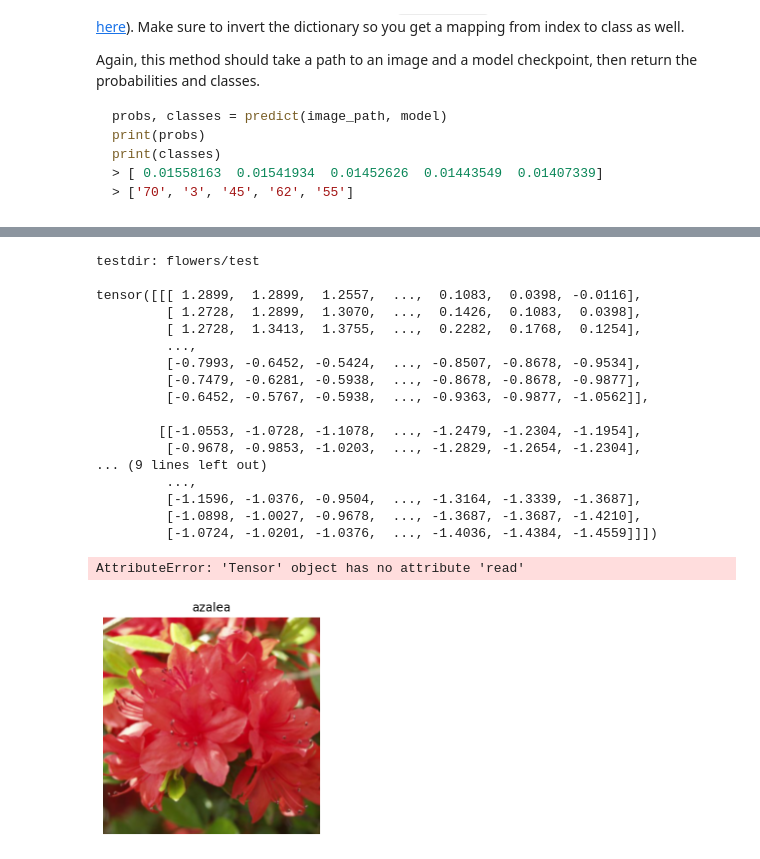
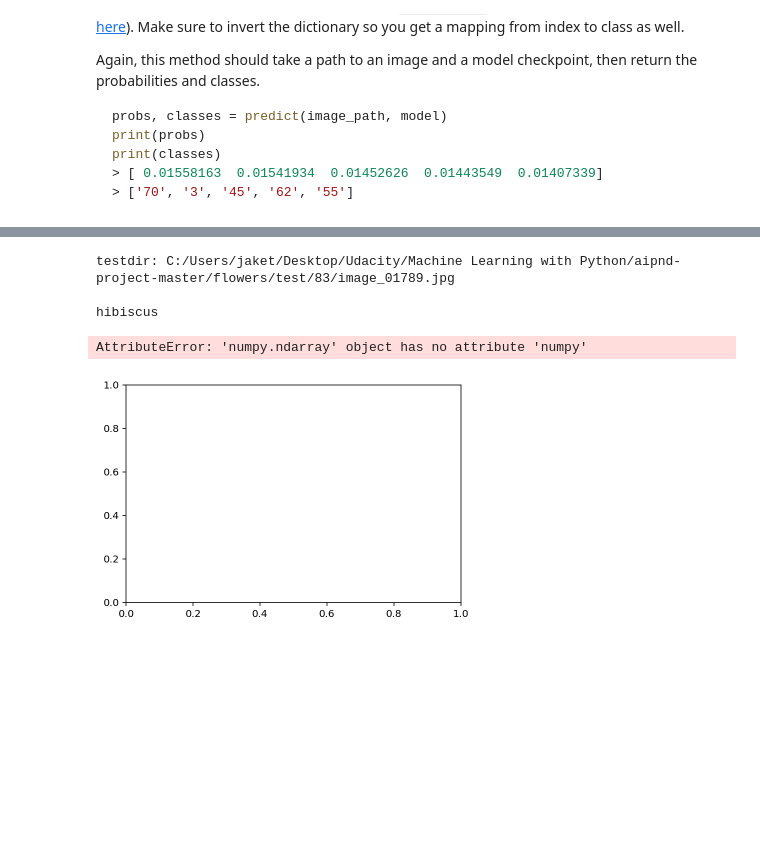
Before and after one commit to Scoobs94/Udacity-Image-Classifier-Proj, a Jupyter notebook: Image Classifier Project.ipynb, the cells around one changed output, grey strips where cells are left out. Saved outputs shown, nothing was run; the diff lists cells and outputs as text; code cells hidden in the pictures; blank space fills up the shorter version.

```diff
--- a/Image Classifier Project.ipynb
+++ b/Image Classifier Project.ipynb
@@ -440,13 +455,13 @@ def process_image(image_path):
 
     # DONE: Process a PIL image for use in a PyTorch model
     # Open the image
-    img = PIL.Image.open(image_path)
+    img = PIL.Image.open(image_path, 'r')
 
     # Resize
     if img.size[0] > img.size[1]:
-        img.resize(500, 256)
+        img.resize((500, 256))
     else:
-        img.resize(256, 500)
+        img.resize((256, 500))
 
     # Crop
     crop_box = [(img.width - 224)/2, (img.height - 224)/2, (img.width - 224)/2 + 224, (img.height -224)/2 + 224]
@@ -466,24 +498,23 @@ NameError: name 'img' is not defined
 # %% [markdown]
 To check your work, the function below converts a PyTorch tensor and displays it in the notebook. If your `process_image` function works, running the output through this function should return the original image (except for the cropped out portions).
 # %%
-def imshow(image, title=None):
+def imshow(img, title=None):
     """Imshow for Tensor."""
 
     fig, ax = plt.subplots()
 
-    # PyTorch tensors assume the color channel is the first dimension
-    # but matplotlib assumes is the third dimension
-    image = image.numpy().transpose((1, 2, 0))
+    # The img input needs to be a tensor that is transposed to a smaller tensor
+    img = img.numpy().transpose((1, 2, 0))
 
     # Undo preprocessing, normalize by default
     mean = np.array([0.485, 0.456, 0.406])
     std = np.array([0.229, 0.224, 0.225])
-    image = std * image + mean
+    img = std * img + mean
 
     # Image needs to be clipped between 0 and 1 or it looks like noise when displayed
-    image = np.clip(image, 0, 1)
+    img = np.clip(img, 0, 1)
 
-    ax.imshow(image)
+    ax.imshow(img)
     ax.spines['top'].set_visible(False)
     ax.spines['right'].set_visible(False)
     ax.spines['left'].set_visible(False)
@@ -578,42 +625,48 @@ You can convert from the class integer encoding to actual flower names with the
 # %%
 # TODO: Display an image along with the top 5 classes
 
-# Iterate through the test image library
-print('testdir:', test_dir, '\n')
-images, labels = next(iter(testloader))
+# Define the image path
+print('testdir: C:/Users/jaket/Desktop/Udacity/Machine Learning with Python/aipnd-project-master/flowers/test/83/image_01789.jpg \n')
+image_path = 'C:/Users/jaket/Desktop/Udacity/Machine Learning with Python/aipnd-project-master/flowers/test/83/image_01789.jpg'
+
+# process and normalize images to tensors for imshow
+norm_mean = [0.485, 0.456, 0.406]
+norm_std = [0.229, 0.224, 0.225]
+
+final_trasnsforms = transforms.Compose([transforms.Resize(225),
+                                      transforms.CenterCrop(224),
+                                      transforms.ToTensor(),
+                                      transforms.Normalize(norm_mean, norm_std)])
+
+final_data = datasets.ImageFolder(image_path, transform=test_transforms)
+
+
+key = '83'
+# name to confirm is 'hibiscus'
 
 # Find the image title
-title = cat_to_name[str(labels[0].tolist())]
+# The image title will need to be found using the cat_to_name.json. This will be merely a task of indexing.
+
+title = cat_to_name[key]
+print(title)
+
 # Display the image
-imshow(images[0], title);
+# The image needs to be loaded using the data loader. The path will not suffice in this case
 
-print(images[0])
 
-predict(images[0], model)
+imshow(final_data, title);
+
+predict(image_path, model)
 print('Top probs:', top_prob, '\n')
 print('Top labels:', top_labels, '\n')
 print('Top flowers:', top_flowers, '\n')
 
 # Deifne the bar graph in the second column. Only show the top 5 classes
 ax.barh(np.arrange(top_prob), ps)
 ax.set_yticks(np.arrange(top_flowers))
 # %% [output]
-testdir: flowers/test
+testdir: C:/Users/jaket/Desktop/Udacity/Machine Learning with Python/aipnd-project-master/flowers/test/83/image_01789.jpg
 
-tensor([[[ 1.2899,  1.2899,  1.2557,  ...,  0.1083,  0.0398, -0.0116],
-         [ 1.2728,  1.2899,  1.3070,  ...,  0.1426,  0.1083,  0.0398],
-         [ 1.2728,  1.3413,  1.3755,  ...,  0.2282,  0.1768,  0.1254],
-         ...,
-         [-0.7993, -0.6452, -0.5424,  ..., -0.8507, -0.8678, -0.9534],
-         [-0.7479, -0.6281, -0.5938,  ..., -0.8678, -0.8678, -0.9877],
-         [-0.6452, -0.5767, -0.5938,  ..., -0.9363, -0.9877, -1.0562]],
-
-        [[-1.0553, -1.0728, -1.1078,  ..., -1.2479, -1.2304, -1.1954],
-         [-0.9678, -0.9853, -1.0203,  ..., -1.2829, -1.2654, -1.2304],
-... (9 lines left out)
-         ...,
-         [-1.1596, -1.0376, -0.9504,  ..., -1.3164, -1.3339, -1.3687],
-         [-1.0898, -1.0027, -0.9678,  ..., -1.3687, -1.3687, -1.4210],
-         [-1.0724, -1.0201, -1.0376,  ..., -1.4036, -1.4384, -1.4559]]])
+hibiscus
-AttributeError: 'Tensor' object has no attribute 'read'
+AttributeError: 'numpy.ndarray' object has no attribute 'numpy'
-[figure, old version]
+[figure, new version]
```
Also changed, not shown: parts of 8 cells of this notebook.
